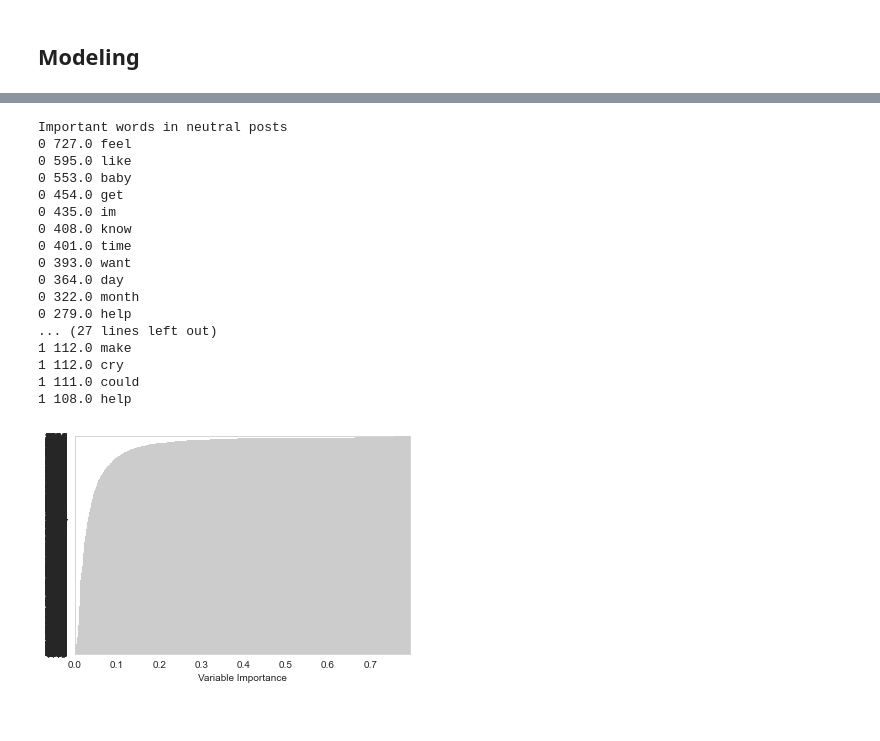
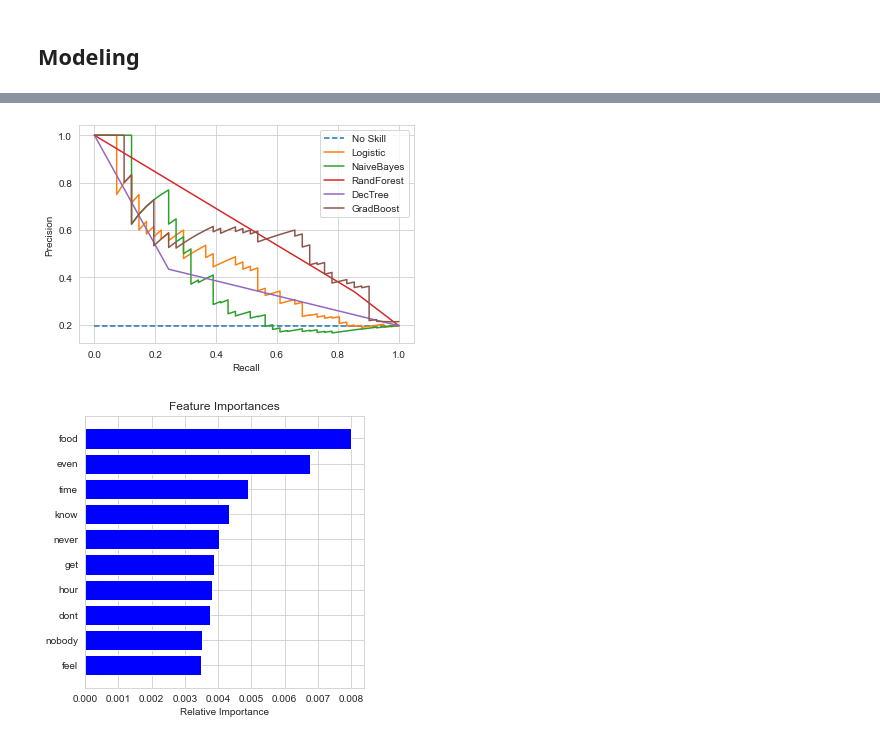
Before and after one commit to stat426-fall2021/BARproject, a Jupyter notebook: project data clean-Ashtyn.ipynb, the cells around one changed output, grey strips where cells are left out. Cells and saved outputs as stored; diff of their text form; code cells hidden in the pictures.

Commit message:
data

```diff
--- a/project data clean-Ashtyn.ipynb
+++ b/project data clean-Ashtyn.ipynb
@@ -344,6 +348,8 @@ np.round((.88+.98)/2,2)
 np.round(((.88*224)+(.98*1448))/1672,2)
 nb_auc = roc_auc_score(y_test, y_prob)
 fpr, tpr, thresh = roc_curve(y_test, y_prob)
+# predict class values
+nb_precision, nb_recall, _ = precision_recall_curve(y_test, y_prob)
 # %% [output]
               precision    recall  f1-score   support
 
@@ -382,6 +388,9 @@ metrics.recall_score(y_test, y_hat)
 print(metrics.classification_report(y_test, y_hat))
 lr_auc = roc_auc_score(y_test, y_prob)
 fpr_lr, tpr_lr, thresh_lr = roc_curve(y_test, y_prob)
+# predict class values
+lr_precision, lr_recall, _ = precision_recall_curve(y_test, y_prob)
+lr_f1, lr_auc = f1_score(y_test, y_hat), auc(lr_recall, lr_precision)
 # %% [output]
               precision    recall  f1-score   support
 
@@ -417,6 +426,8 @@ metrics.recall_score(y_test, y_hat)
 print(metrics.classification_report(y_test, y_hat))
 clf_auc = roc_auc_score(y_test, y_prob)
 fpr_clf, tpr_clf, thresh_clf = roc_curve(y_test, y_prob)
+# predict class values
+clf_precision, clf_recall, _ = precision_recall_curve(y_test, y_prob)
 # %% [output]
               precision    recall  f1-score   support
 
@@ -497,6 +520,8 @@ metrics.recall_score(y_test, y_hat)
 print(metrics.classification_report(y_test, y_hat))
 gb_auc = roc_auc_score(y_test, y_prob)
 fpr_gb, tpr_gb, thresh_gb = roc_curve(y_test, y_prob)
+# predict class values
+gb_precision, gb_recall, _ = precision_recall_curve(y_test, y_prob)
 # %% [output]
               precision    recall  f1-score   support
 
@@ -536,3 +561,25 @@ print(lr_auc)
+# %%
+from sklearn.metrics import precision_recall_curve
+from sklearn.metrics import f1_score
+from sklearn.metrics import auc
+
+# plot the precision-recall curves
+no_skill = len(y_test[y_test==1]) / len(y_test)
+plt.plot([0, 1], [no_skill, no_skill], linestyle='--', label='No Skill')
+plt.plot(lr_recall, lr_precision, label='Logistic')
+plt.plot(nb_recall, nb_precision, label='NaiveBayes')
+plt.plot(rf_recall, rf_precision,  label='RandForest')
+plt.plot(clf_recall, clf_precision,  label='DecTree')
+plt.plot(gb_recall, gb_precision,  label='GradBoost')
+# axis labels
+plt.xlabel('Recall')
+plt.ylabel('Precision')
+# show the legend
+plt.legend()
+# show the plot
+plt.show()
+# %% [output]
+[figure, added]
 # %%
 # try different threshold with random forest
 # how to find imporatn features from model we choose
@@ -557,30 +586,19 @@ def important_features(vectorizer,classifier,n=20):
 # %%
-count_vect = CountVectorizer(analyzer=clean_text)
-important_features(count_vect, nb)
+# plot Random Forest important features
+features = X_counts_df.columns
+importances = rf.feature_importances_
+indices = np.argsort(importances)
+
+# how many
+num_features = 10
+
+plt.figure(figsize=(5,5))
+plt.title('Feature Importances')
+
+# top 10 important features
+plt.barh(range(num_features), importances[indices[-num_features:]], color='b', align='center')
+plt.yticks(range(num_features), [features[i] for i in indices[-num_features:]])
+plt.xlabel('Relative Importance')
+plt.show()
 # %% [output]
-Important words in neutral posts
-0 727.0 feel
-0 595.0 like
-0 553.0 baby
-0 454.0 get
-0 435.0 im
-0 408.0 know
-0 401.0 time
-0 393.0 want
-0 364.0 day
-0 322.0 month
-0 279.0 help
-... (27 lines left out)
-1 112.0 make
-1 112.0 cry
-1 111.0 could
-1 108.0 help
+[figure, added]
-# %%
-Importance = pd.DataFrame({'Importance':rf.feature_importances_*100}) #index=X_train.columns)
-Importance = Importance.iloc[rf.feature_importances_ > 0,:]
-Importance = Importance.sort_values('Importance', axis=0, ascending=True)
-Importance.plot(kind='barh', color='r', )
-plt.xlabel('Variable Importance')
-plt.gca().legend_ = None
-# %% [output]
-[figure, removed]
```
Also changed, not shown: parts of 21 cells of this notebook, 12 other files.
